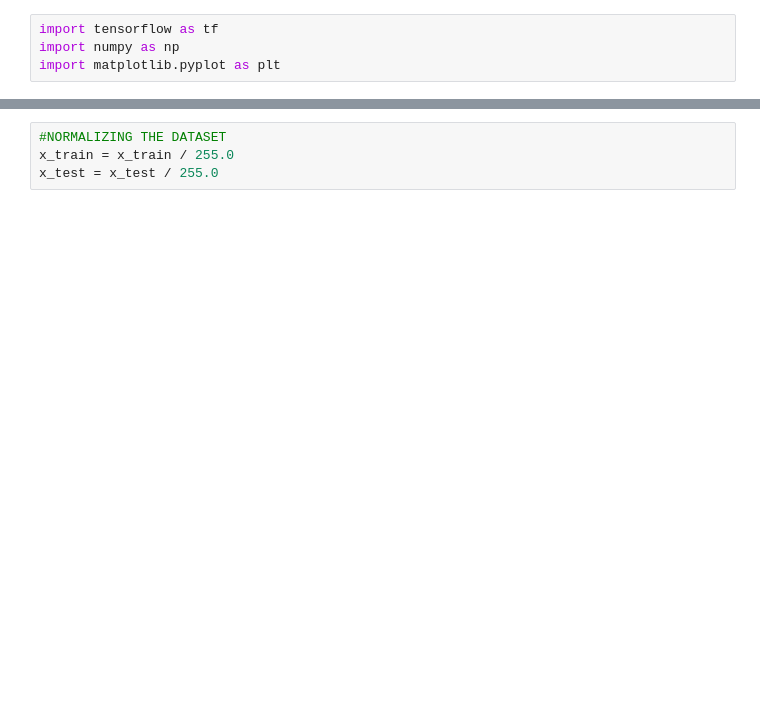
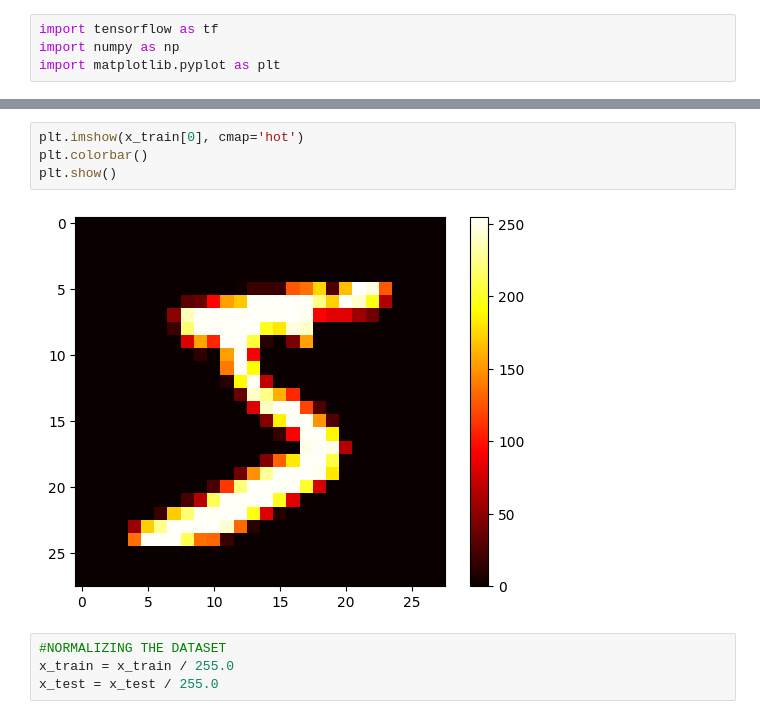
Before and after one commit to parekhbhargav25/MINSTAT_Classification, a Jupyter notebook: MINIST.ipynb, the cells around one changed output, grey strips where cells are left out. Saved outputs shown, nothing was run; the diff lists cells and outputs as text; blank space fills up the shorter version.

```diff
--- a/MINIST.ipynb
+++ b/MINIST.ipynb
@@ -73,3 +116,9 @@ Normalize the pixel values to the range [0, 1] by dividing by 255. This helps th
+# %%
+plt.imshow(x_train[0], cmap='hot')
+plt.colorbar()
+plt.show()
+# %% [output]
+[figure, added]
 # %%
 #NORMALIZING THE DATASET
 x_train = x_train / 255.0
```
Also changed, not shown: parts of 38 cells of this notebook, 2 other files.
